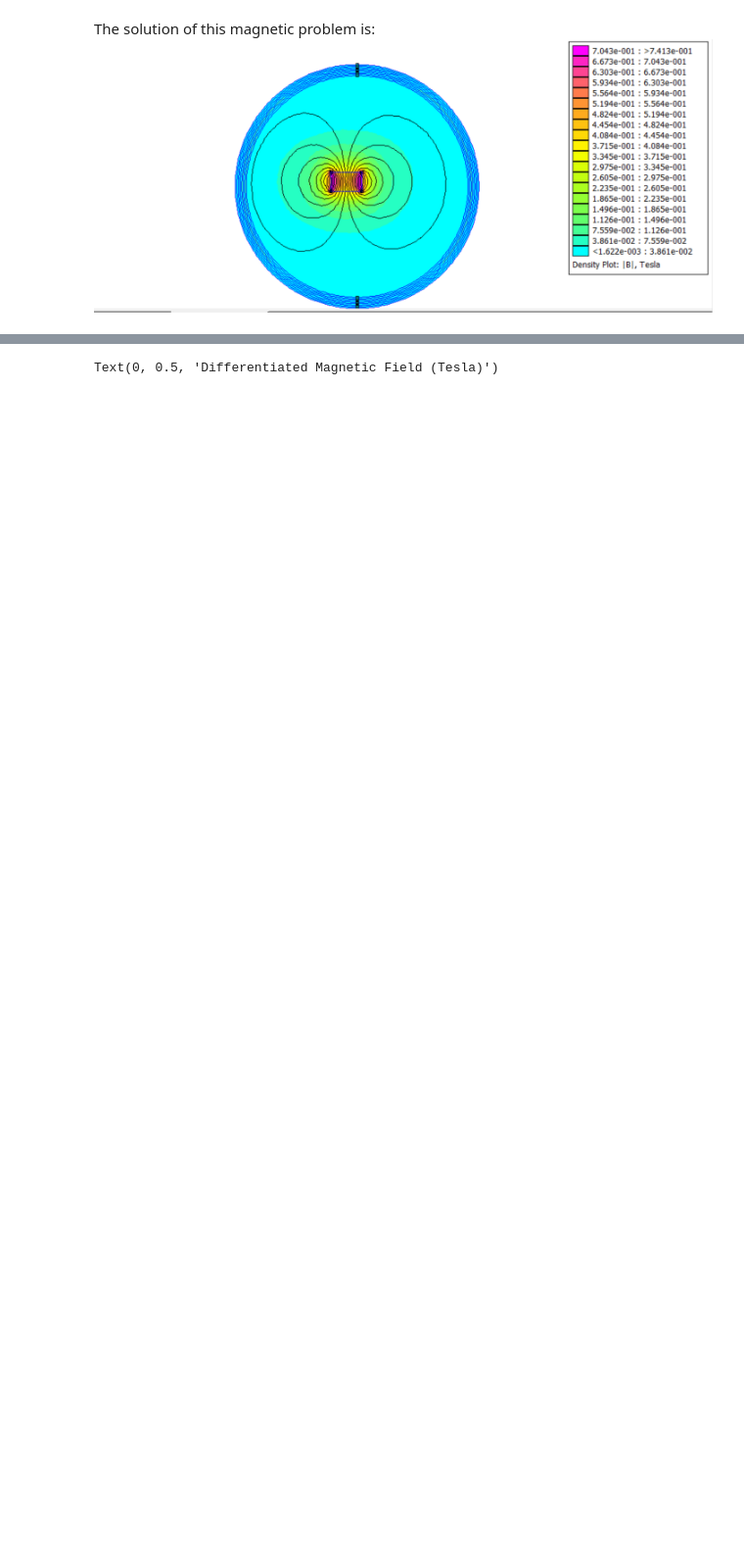
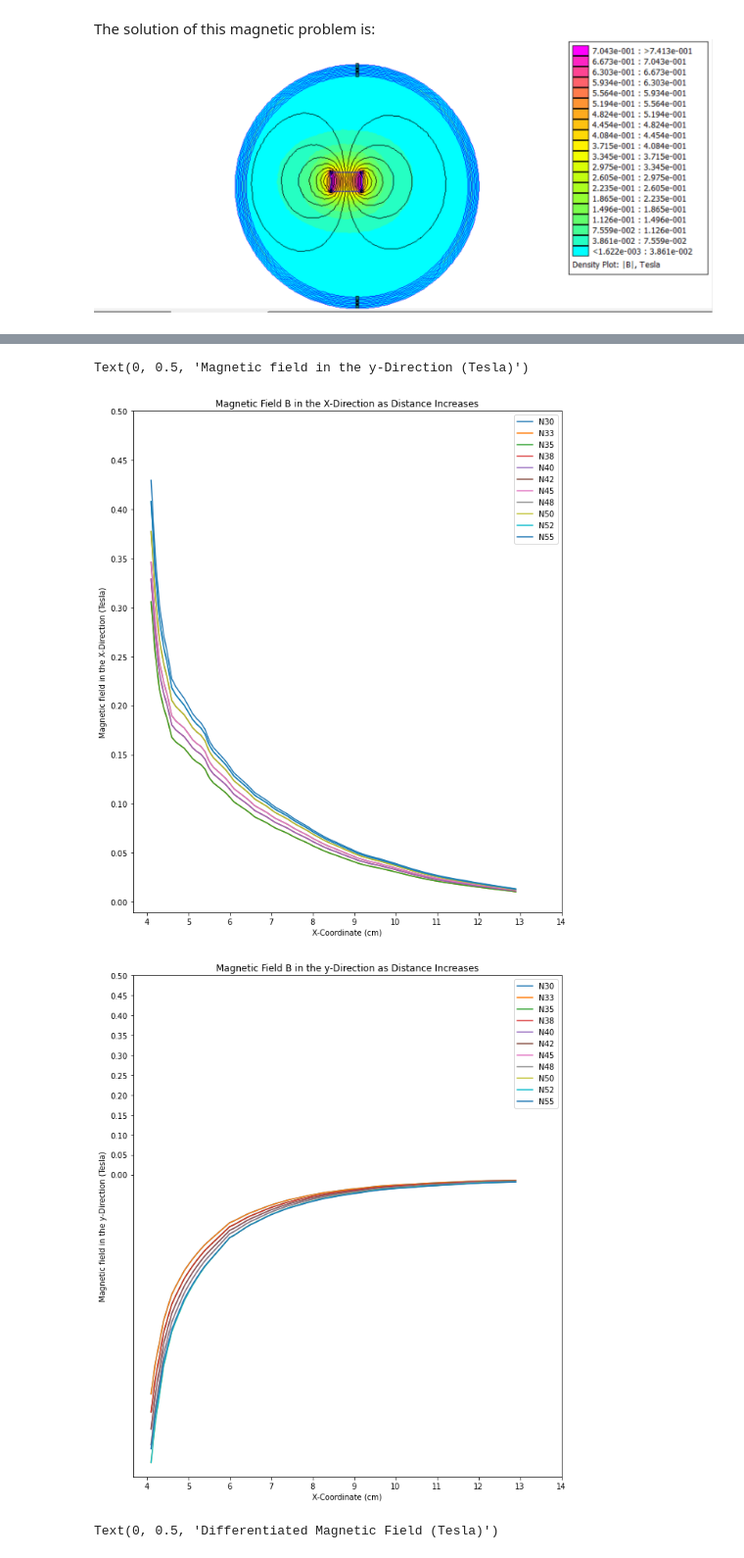
Before and after one commit to anamat21/magnetic-projection-research, a Jupyter notebook: Research/Magnetic_Projection.ipynb, the cells around one changed output, grey strips where cells are left out. Shown at 98% size. Cells and saved outputs as stored; diff of their text form; code cells hidden in the pictures; blank space fills up the shorter version.

```diff
--- a/Research/Magnetic_Projection.ipynb
+++ b/Research/Magnetic_Projection.ipynb
@@ -64,3 +92,75 @@ Text(0, 0.5, 'Magnetic field in the X-Direction (Tesla)')
+# %%
+x = np.arange(4.1, 13.0, 0.1)
+y = np.arange(4.1, 13.0, 0.1)
+b_x = np.empty(89)
+b_x_1 = np.empty(89)
+b_y = np.empty(89)
+b_y_1 = np.empty(89)
+
+magnets = ['N30', 'N33', 'N35', 'N38', 'N40', 'N42', 'N45', 'N48', 'N50', 'N52', 'N55']
+
+
+plt.figure(figsize = [10,12])
+
+
+for n in magnets:
+
+    femm.mi_selectlabel(0,3)
+
+    femm.mi_setblockprop(n)
+
+    femm.mi_analyze()
+
+    femm.mi_loadsolution()
+
+    for i, k in enumerate(x):
+
+        b_x_1[i] = femm.mo_getb(k,1.1)[0]
+        #for j, m in enumerate(y):
+
+
+    plt.plot(x,b_x_1, label = n)
+
+
+plt.legend()
+plt.xticks(np.arange(4, 15, step=1))
+plt.yticks(np.arange(0, 0.55, step=0.05))
+plt.title("Magnetic Field B in the X-Direction as Distance Increases")
+plt.xlabel("X-Coordinate (cm)")
+plt.ylabel("Magnetic field in the X-Direction (Tesla)")
+
+plt.figure(figsize = [10,12])
+
+
+for n in magnets:
+
+    femm.mi_selectlabel(0,3)
+
+    femm.mi_setblockprop(n)
+
+    femm.mi_analyze()
+
+    femm.mi_loadsolution()
+
+    for i, k in enumerate(x):
+
+        b_y_1[i] = femm.mo_getb(k,1.1)[1]
+        #for j, m in enumerate(y):
+
+
+    plt.plot(x,b_y_1, label = n)
+
+
+plt.legend()
+plt.xticks(np.arange(4, 15, step=1))
+plt.yticks(np.arange(0, 0.55, step=0.05))
+plt.title("Magnetic Field B in the y-Direction as Distance Increases")
+plt.xlabel("X-Coordinate (cm)")
+plt.ylabel("Magnetic field in the y-Direction (Tesla)")
+# %% [output]
+Text(0, 0.5, 'Magnetic field in the y-Direction (Tesla)')
+[figure, added]
+[figure, added]
 # %%
 magnets = ['N30', 'N33', 'N35', 'N38', 'N40', 'N42', 'N45', 'N48', 'N50', 'N52', 'N55']
 
```
Also changed, not shown: parts of 1 cell of this notebook, 2 other files.
